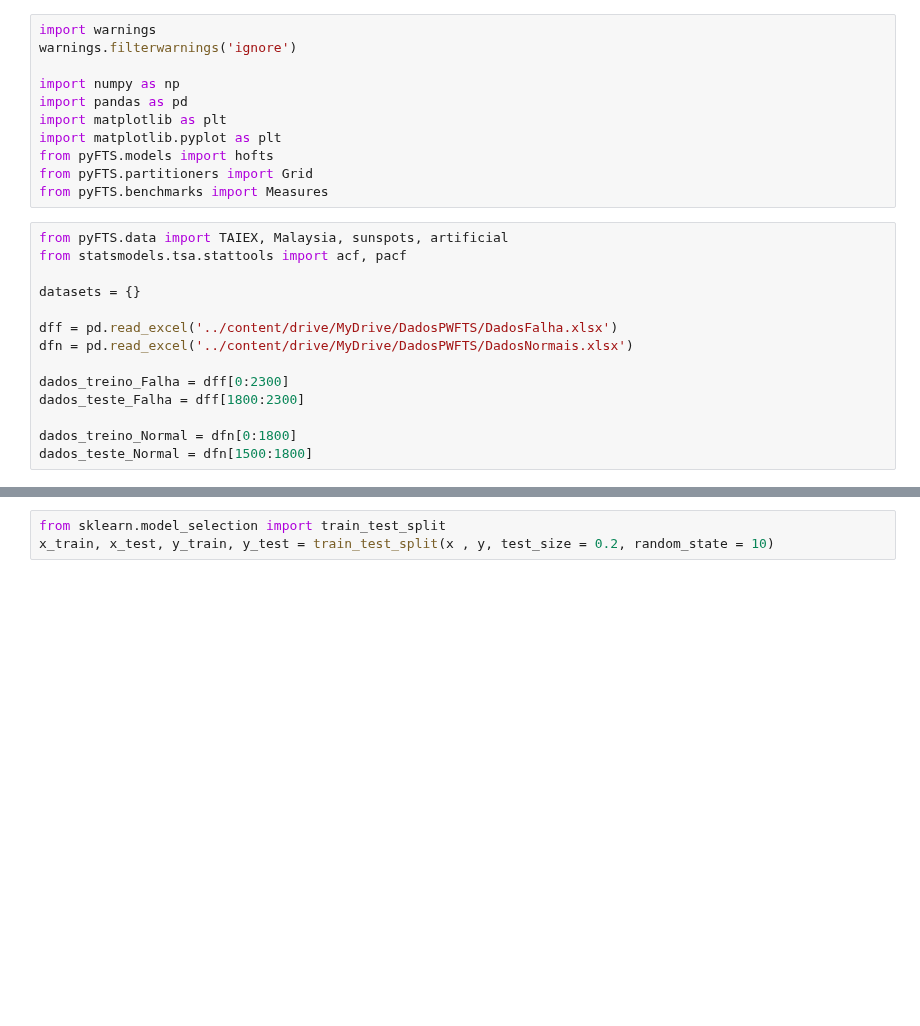
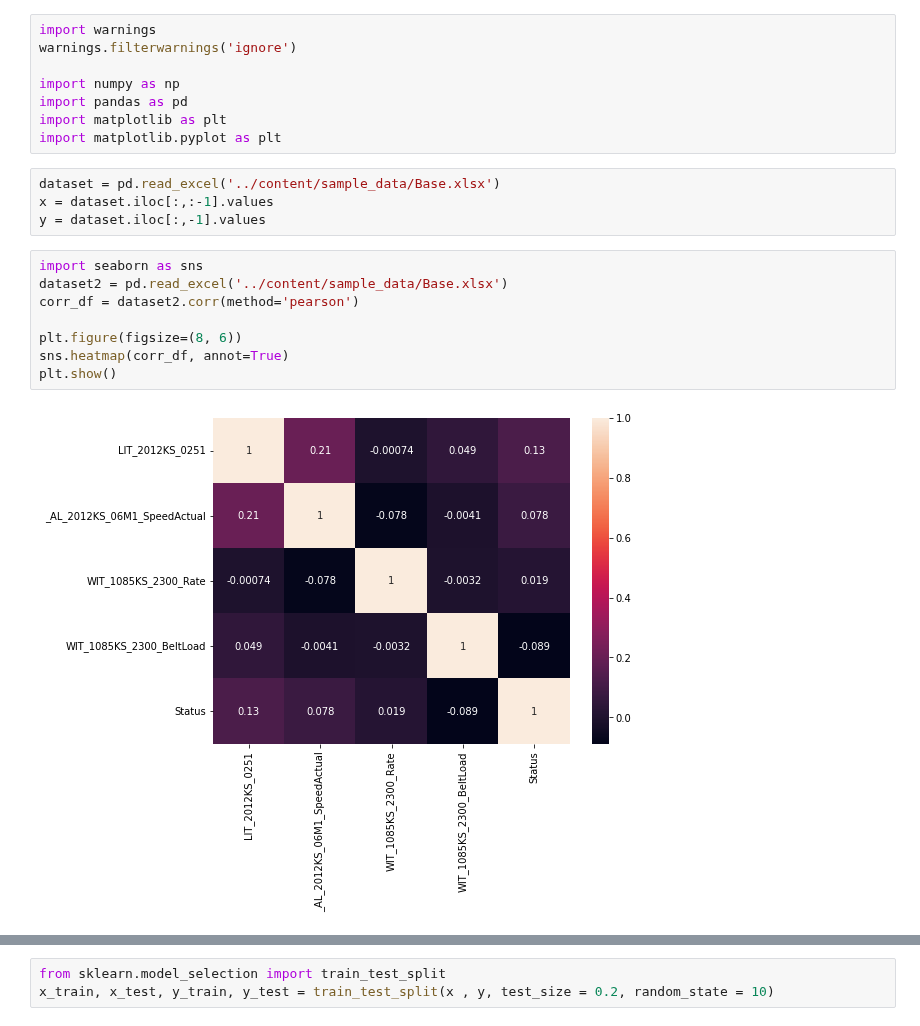
Before and after one commit to gabrielvinicios02/ExperimentsMultivariate, a Jupyter notebook: ClassificadorXGBoost.ipynb, the cells around one changed output, grey strips where cells are left out. Drawn from its saved outputs; the diff is of its cells as text; blank space fills up the shorter version.

```diff
--- a/ClassificadorXGBoost.ipynb
+++ b/ClassificadorXGBoost.ipynb
@@ -44,21 +19,18 @@ import numpy as np
 import pandas as pd
 import matplotlib as plt
 import matplotlib.pyplot as plt
-from pyFTS.models import hofts
-from pyFTS.partitioners import Grid
-from pyFTS.benchmarks import Measures
-# %%
-from pyFTS.data import TAIEX, Malaysia, sunspots, artificial
-from statsmodels.tsa.stattools import acf, pacf
-
-datasets = {}
-
-dff = pd.read_excel('../content/drive/MyDrive/DadosPWFTS/DadosFalha.xlsx')
-dfn = pd.read_excel('../content/drive/MyDrive/DadosPWFTS/DadosNormais.xlsx')
-
-dados_treino_Falha = dff[0:2300]
-dados_teste_Falha = dff[1800:2300]
-
-dados_treino_Normal = dfn[0:1800]
-dados_teste_Normal = dfn[1500:1800]
+# %%
+dataset = pd.read_excel('../content/sample_data/Base.xlsx')
+x = dataset.iloc[:,:-1].values
+y = dataset.iloc[:,-1].values
+# %%
+import seaborn as sns
+dataset2 = pd.read_excel('../content/sample_data/Base.xlsx')
+corr_df = dataset2.corr(method='pearson')
+
+plt.figure(figsize=(8, 6))
+sns.heatmap(corr_df, annot=True)
+plt.show()
+# %% [output]
+[figure, added]
 # %%
```
Also changed, not shown: parts of 31 cells of this notebook, 12 other files.
